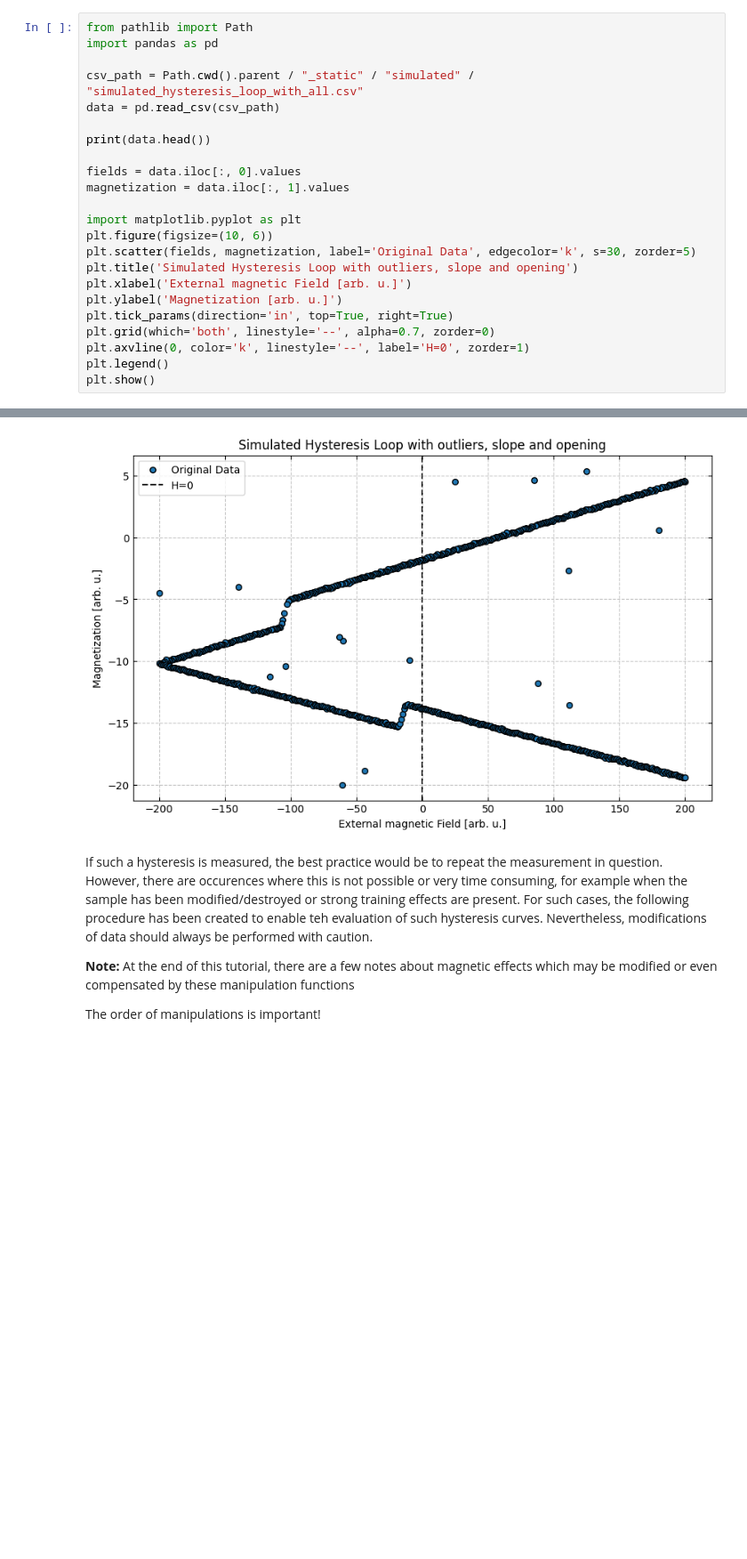
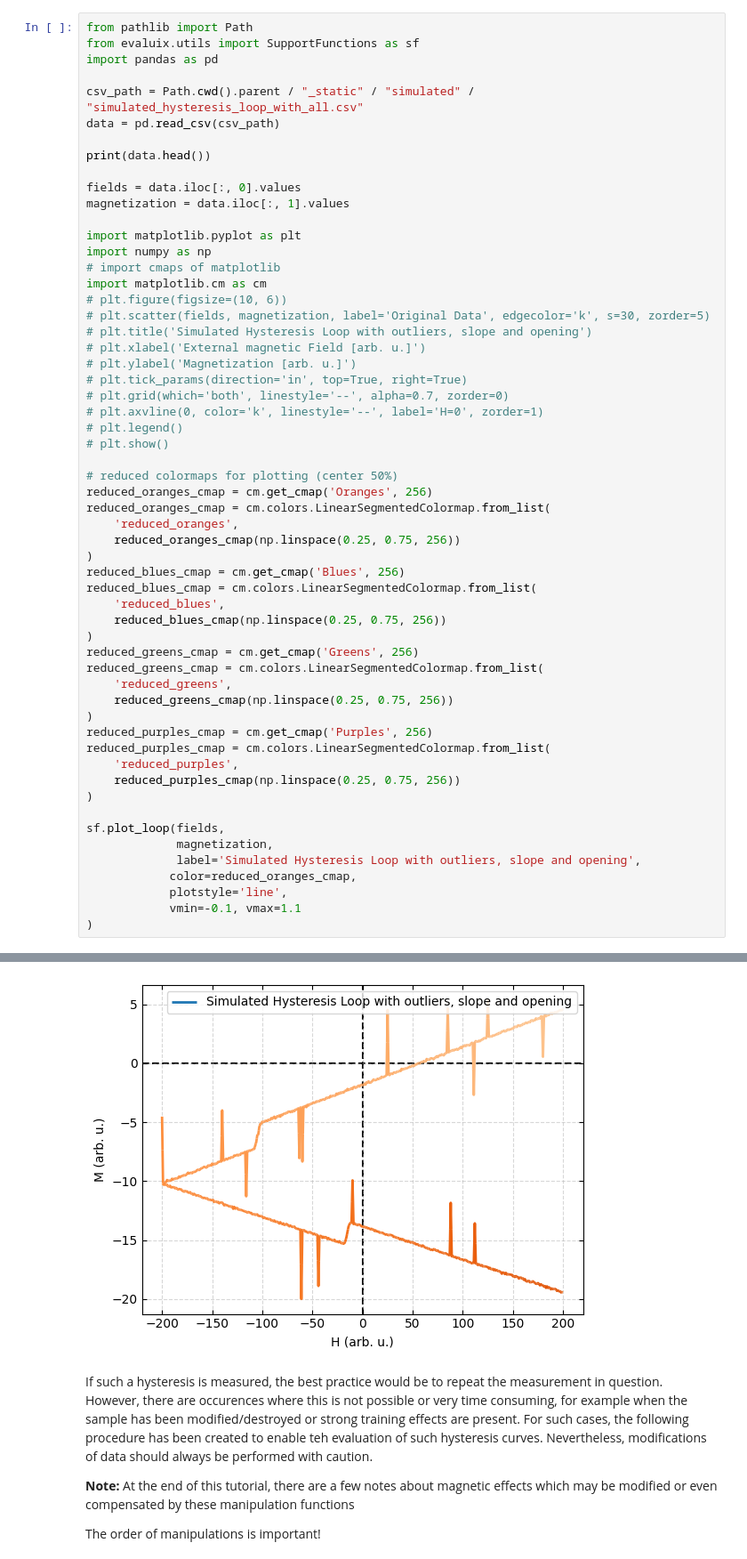
Before and after one commit to exp4-age/evaluix, a Jupyter notebook: docs/_notebooks/HysteresisDataManipulation.ipynb, the cells around one changed output, grey strips where cells are left out. Shown at 89% size. Drawn from its saved outputs; the diff is of its cells as text; blank space fills up the shorter version.

```diff
--- a/docs/_notebooks/HysteresisDataManipulation.ipynb
+++ b/docs/_notebooks/HysteresisDataManipulation.ipynb
@@ -18,5 +18,6 @@ In the following a simulated hysteresis loop based on a Stoner-Wohlfahrt-approac
 # %%
 from pathlib import Path
+from evaluix.utils import SupportFunctions as sf
 import pandas as pd
 
 csv_path = Path.cwd().parent / "_static" / "simulated" / "simulated_hysteresis_loop_with_all.csv"
@@ -28,16 +29,49 @@ fields = data.iloc[:, 0].values
 magnetization = data.iloc[:, 1].values
 
 import matplotlib.pyplot as plt
-plt.figure(figsize=(10, 6))
-plt.scatter(fields, magnetization, label='Original Data', edgecolor='k', s=30, zorder=5)
-plt.title('Simulated Hysteresis Loop with outliers, slope and opening')
-plt.xlabel('External magnetic Field [arb. u.]')
-plt.ylabel('Magnetization [arb. u.]')
-plt.tick_params(direction='in', top=True, right=True)
-plt.grid(which='both', linestyle='--', alpha=0.7, zorder=0)
-plt.axvline(0, color='k', linestyle='--', label='H=0', zorder=1)
-plt.legend()
-plt.show()
+import numpy as np
+# import cmaps of matplotlib
+import matplotlib.cm as cm
+# plt.figure(figsize=(10, 6))
+# plt.scatter(fields, magnetization, label='Original Data', edgecolor='k', s=30, zorder=5)
+# plt.title('Simulated Hysteresis Loop with outliers, slope and opening')
+# plt.xlabel('External magnetic Field [arb. u.]')
+# plt.ylabel('Magnetization [arb. u.]')
+# plt.tick_params(direction='in', top=True, right=True)
+# plt.grid(which='both', linestyle='--', alpha=0.7, zorder=0)
+# plt.axvline(0, color='k', linestyle='--', label='H=0', zorder=1)
+# plt.legend()
+# plt.show()
+
+# reduced colormaps for plotting (center 50%)
+reduced_oranges_cmap = cm.get_cmap('Oranges', 256)
+reduced_oranges_cmap = cm.colors.LinearSegmentedColormap.from_list(
+    'reduced_oranges',
+    reduced_oranges_cmap(np.linspace(0.25, 0.75, 256))
+)
+reduced_blues_cmap = cm.get_cmap('Blues', 256)
+reduced_blues_cmap = cm.colors.LinearSegmentedColormap.from_list(
+    'reduced_blues',
+    reduced_blues_cmap(np.linspace(0.25, 0.75, 256))
+)
+reduced_greens_cmap = cm.get_cmap('Greens', 256)
+reduced_greens_cmap = cm.colors.LinearSegmentedColormap.from_list(
+    'reduced_greens',
+    reduced_greens_cmap(np.linspace(0.25, 0.75, 256))
+)
+reduced_purples_cmap = cm.get_cmap('Purples', 256)
+reduced_purples_cmap = cm.colors.LinearSegmentedColormap.from_list(
+    'reduced_purples',
+    reduced_purples_cmap(np.linspace(0.25, 0.75, 256))
+)
+
+sf.plot_loop(fields,
+             magnetization,
+             label='Simulated Hysteresis Loop with outliers, slope and opening',
+            color=reduced_oranges_cmap,
+            plotstyle='line',
+            vmin=-0.1, vmax=1.1
+)
 # %% [output]
    Applied Field (H [arb. u.])  Magnetization with slope
 0                        200.0                  4.502451
@@ -48,4 +83,4 @@ plt.show()
-[figure, old version]
+[figure, new version]
 # %% [markdown]
 If such a hysteresis is measured, the best practice would be to repeat the measurement in question. However, there are occurences where this is not possible or very time consuming, for example when the sample has been modified/destroyed or strong training effects are present. For such cases, the following procedure has been created to enable teh evaluation of such hysteresis curves. Nevertheless, modifications of data should always be performed with caution.
 
```
Also changed, not shown: parts of 12 cells of this notebook, 3 other files.
